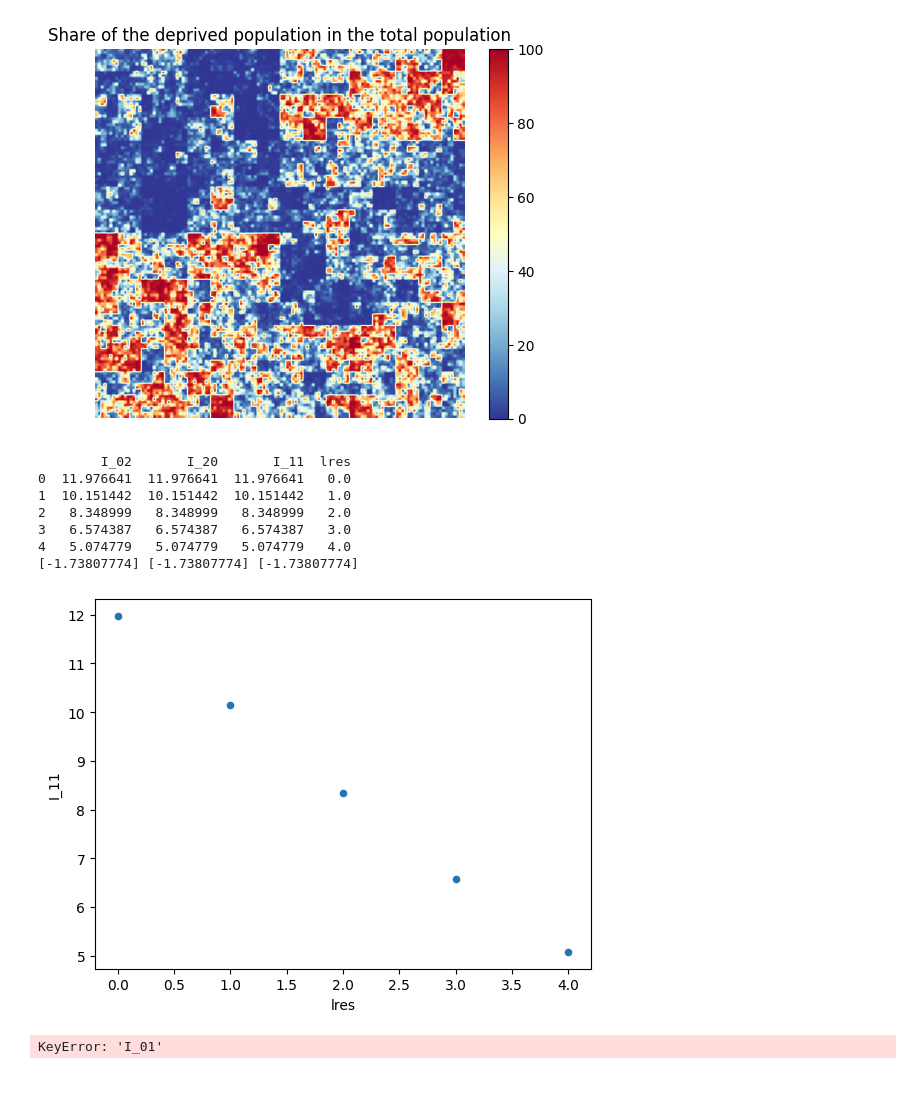
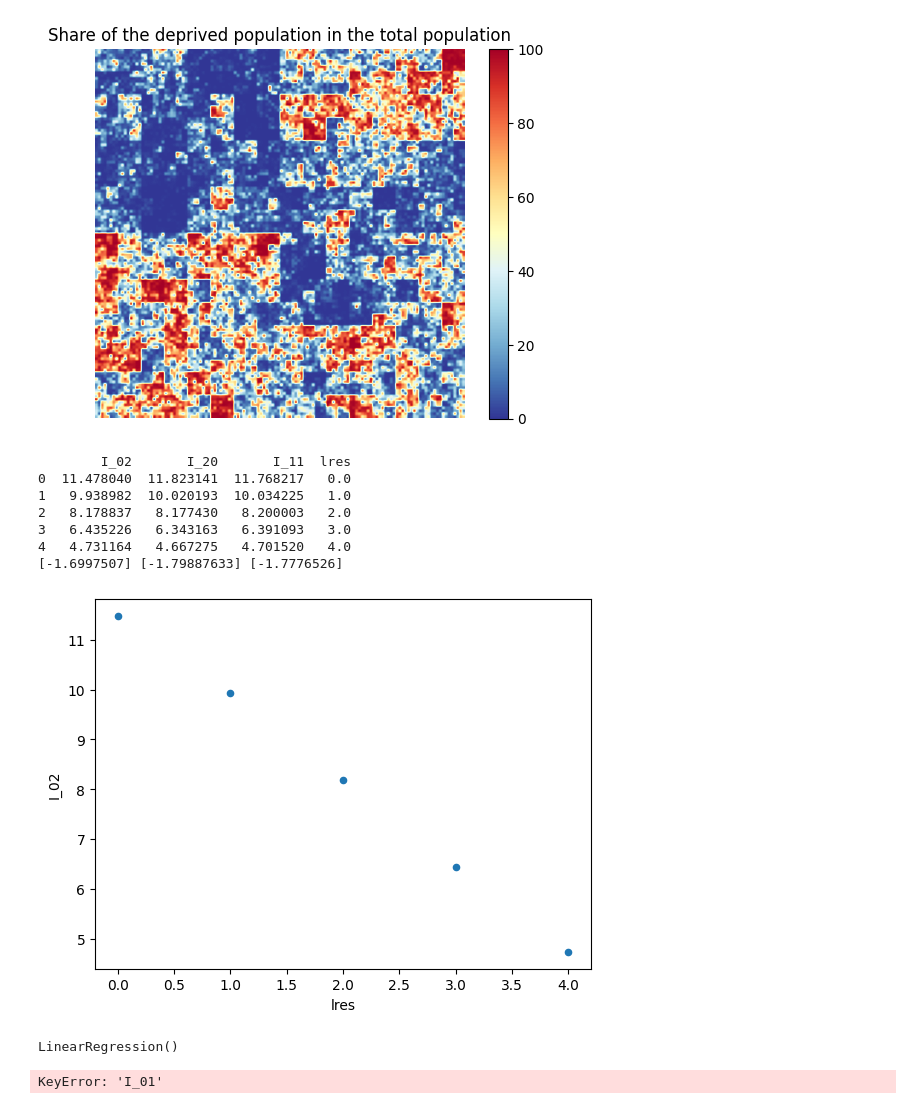
Before and after one commit to fsemecurbe/MMTMSS, a Jupyter notebook: Analysis simple cascade.ipynb, the cells around one changed output. Drawn from its saved outputs; the diff is of its cells as text; code cells hidden in the pictures.

```diff
--- a/Analysis simple cascade.ipynb
+++ b/Analysis simple cascade.ipynb
@@ -76,6 +76,10 @@ def entropy_segregation( frac):
         P1 = np.sum(frac[:,:,1]) / np.sum(frac[:,:,0] +  frac[:,:,1])
         Entropie_globale = -np.log2(P0)*P0 -np.log2(P1)*P1
         return((Entropie_globale + np.sum(np.sum(np.log2(Prob) * Prob, axis=2) * ptot) / np.sum(ptot) )/Entropie_globale )
+# %%
+def entropie(p):
+    psup0 = p[p>0]
+    return(-sum(psup0*np.log2(psup0)))
 # %%
 def entropyinter(frac):
     ''' Entropie proposée par François Semecurbe
@@ -83,34 +87,41 @@ def entropyinter(frac):
     Mesure de la ségregation'''
     P = frac[:,:,0] * frac[:,:,1]
     P = P / np.sum(P).copy()
-    frac[:,:,0] = frac[:,:,0]**2 / np.sum(frac[:,:,0]**2)
-    frac[:,:,1] = frac[:,:,1]**2 / np.sum(frac[:,:,1]**2)
-    return((-np.sum(frac[:,:,0]*np.log2(frac[:,:,0])), -np.sum(frac[:,:,1]*np.log2(frac[:,:,1])) ,  -np.sum(P*np.log2(P)) ))
+
+    return((entropie(frac[:,:,0]**2/np.sum(frac[:,:,0]**2)),
+             entropie(frac[:,:,1]**2/np.sum(frac[:,:,1]**2)),
+             entropie(frac[:,:,0]*frac[:,:,1]/np.sum(frac[:,:,0]*frac[:,:,1]))  ))
 # %%
 res = [1,2,4,8,16]
 
-lnc = sc.multivariate_lognormal_cascade(6, sigma1=.3, sigma2=0.3, corr=1)
+#lnc = sc.multivariate_lognormal_cascade(6, sigma1=.3, sigma2=0.1, corr=.3)
+lnc = np.load('data/paris_household.npy')
 
 entropies= [entropyinter(downsizing_sum(lnc, resi)) for resi in res]
 entropies = pd.DataFrame(entropies, columns=['I_02', 'I_20', 'I_11'])
 entropies['lres'] = np.log2(res)
 print(entropies)
-entropies.plot.scatter('lres', 'I_11')
+entropies.plot.scatter('lres', 'I_02')
 
 
 reg0 = LinearRegression().fit(entropies.lres.values.reshape(-1, 1), entropies.I_02)
 reg1 = LinearRegression().fit(entropies.lres.values.reshape(-1, 1), entropies.I_20)
 reg01 = LinearRegression().fit(entropies.lres.values.reshape(-1, 1), entropies.I_11)
+
 print(reg0.coef_, reg1.coef_, reg01.coef_)
 # %% [output]
         I_02       I_20       I_11  lres
-0  11.976641  11.976641  11.976641   0.0
-1  10.151442  10.151442  10.151442   1.0
-2   8.348999   8.348999   8.348999   2.0
-3   6.574387   6.574387   6.574387   3.0
-4   5.074779   5.074779   5.074779   4.0
-[-1.73807774] [-1.73807774] [-1.73807774]
+0  11.478040  11.823141  11.768217   0.0
+1   9.938982  10.020193  10.034225   1.0
+2   8.178837   8.177430   8.200003   2.0
+3   6.435226   6.343163   6.391093   3.0
+4   4.731164   4.667275   4.701520   4.0
+[-1.6997507] [-1.79887633] [-1.7776526]
-[figure, old version]
+[figure, new version]
+# %%
+LinearRegression().fit(entropies.lres.values.reshape(-1, 1), entropies.I    )
+# %% [output]
+LinearRegression()
 # %%
 entropies.plot.scatter('lres', 'I_01')
 # %% [output]
```
